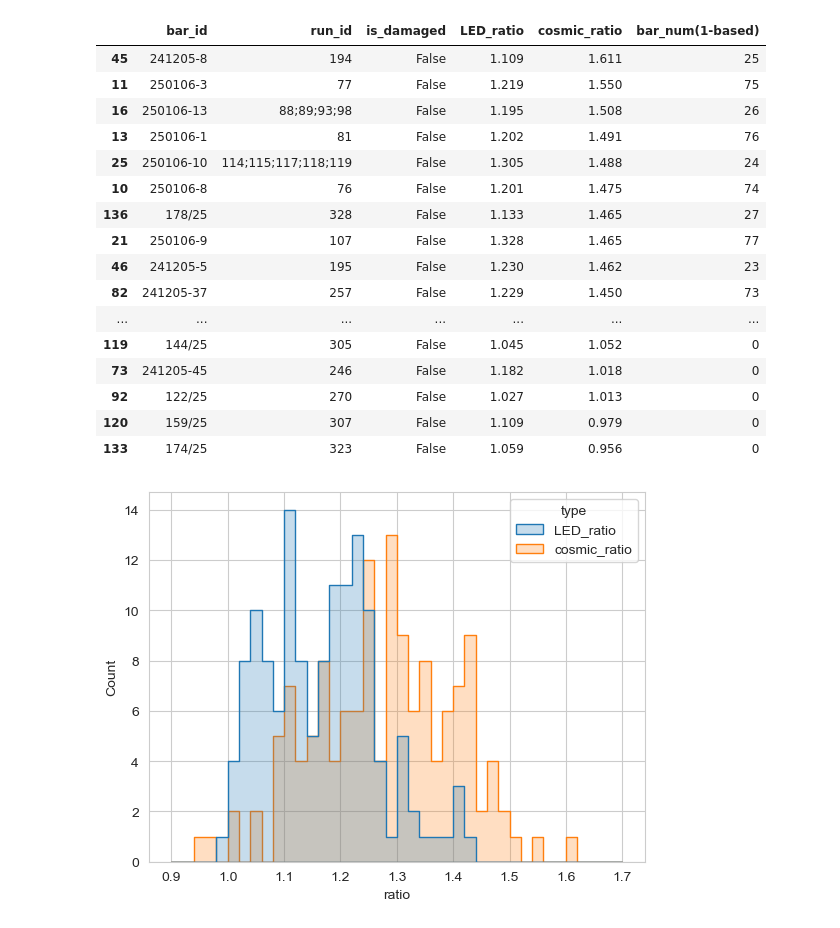
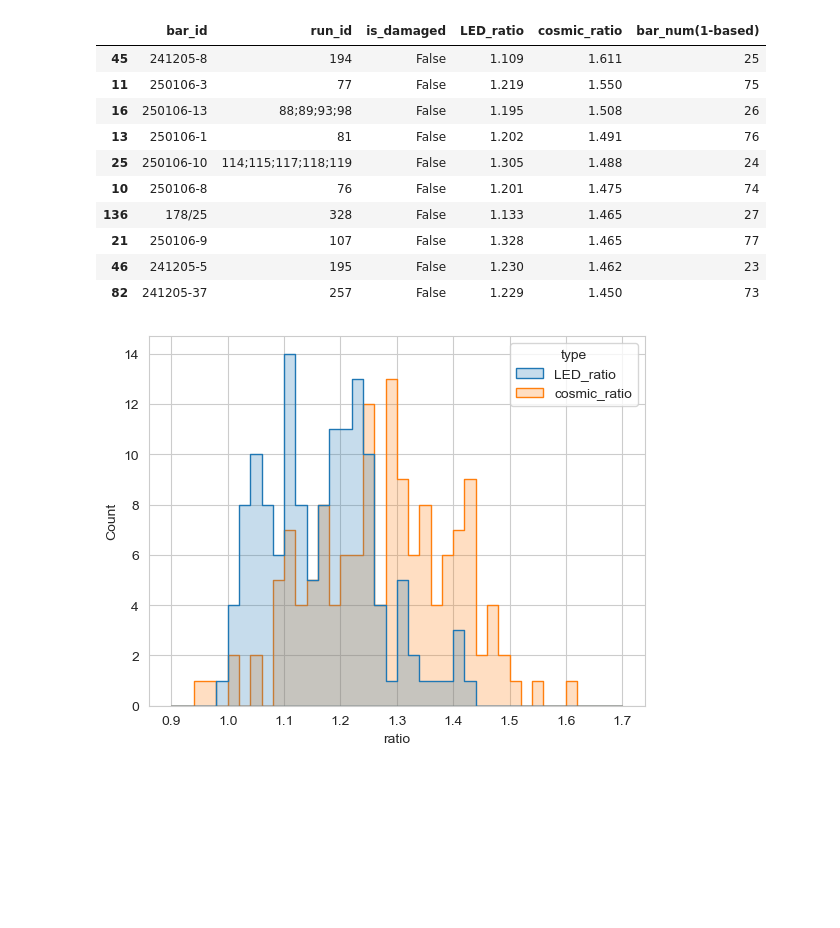
Before and after one commit to YanzhaoW/r3b_jupyter, a Jupyter notebook: neuland/BarTesting25/bar_testing.ipynb, the cells around one changed output. Cells and saved outputs as stored; diff of their text form; code cells hidden in the pictures; blank space fills up the shorter version.

```diff
--- a/neuland/BarTesting25/bar_testing.ipynb
+++ b/neuland/BarTesting25/bar_testing.ipynb
@@ -188,41 +188,37 @@ for bar_id, bars in bar_dict.items():
 def transform_bar_num(val):
     plane_id = val % num_of_planes
     bar_offset = int(val / num_of_planes)
     if bar_offset % 2 == 0:
         bar_num = 25 - int(bar_offset / 2)
     else:
         bar_num = 25 + int(bar_offset / 2) + 1
 
     return bar_num + plane_id * 50
 
 
 num_of_planes = double_plane_num * 2
 bar_table = pd.DataFrame(bar_qualities)
-bar_table = bar_table.sort_values(by=["is_damaged", "cosmic_ratio"], ascending=[True, False])
+bar_table = bar_table.sort_values(
+    by=["is_damaged", "cosmic_ratio"], ascending=[True, False]
+)
 bar_table = bar_table.round({"LED_ratio": 3, "cosmic_ratio": 3})
 bar_nums = np.vectorize(transform_bar_num)(np.arange(0, 100 * double_plane_num))
 bar_nums.resize(len(bar_table.index))
 bar_table["bar_num(1-based)"] = bar_nums
 bar_table.to_csv("BarQualities.csv", index=False)
-bar_table.head(140)
+bar_table.head(10)
 # %% [output]
 |  | bar_id | run_id | is_damaged | LED_ratio | cosmic_ratio | bar_num(1-based) |
 | 45 | 241205-8 | 194 | False | 1.109 | 1.611 | 25 |
 | 11 | 250106-3 | 77 | False | 1.219 | 1.550 | 75 |
 | 16 | 250106-13 | 88;89;93;98 | False | 1.195 | 1.508 | 26 |
 | 13 | 250106-1 | 81 | False | 1.202 | 1.491 | 76 |
 | 25 | 250106-10 | 114;115;117;118;119 | False | 1.305 | 1.488 | 24 |
 | 10 | 250106-8 | 76 | False | 1.201 | 1.475 | 74 |
 | 136 | 178/25 | 328 | False | 1.133 | 1.465 | 27 |
 | 21 | 250106-9 | 107 | False | 1.328 | 1.465 | 77 |
 | 46 | 241205-5 | 195 | False | 1.230 | 1.462 | 23 |
 | 82 | 241205-37 | 257 | False | 1.229 | 1.450 | 73 |
-| ... | ... | ... | ... | ... | ... | ... |
-| 119 | 144/25 | 305 | False | 1.045 | 1.052 | 0 |
-| 73 | 241205-45 | 246 | False | 1.182 | 1.018 | 0 |
-| 92 | 122/25 | 270 | False | 1.027 | 1.013 | 0 |
-| 120 | 159/25 | 307 | False | 1.109 | 0.979 | 0 |
-| 133 | 174/25 | 323 | False | 1.059 | 0.956 | 0 |
 # %%
 bar_table_long = pd.melt(
     bar_table,
```
Also changed, not shown: parts of 2 cells of this notebook.
